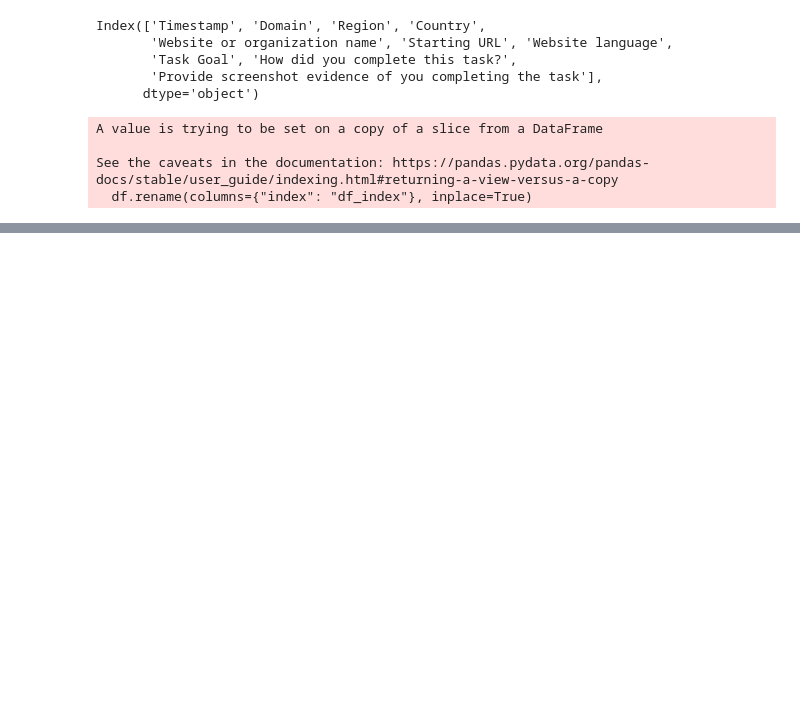
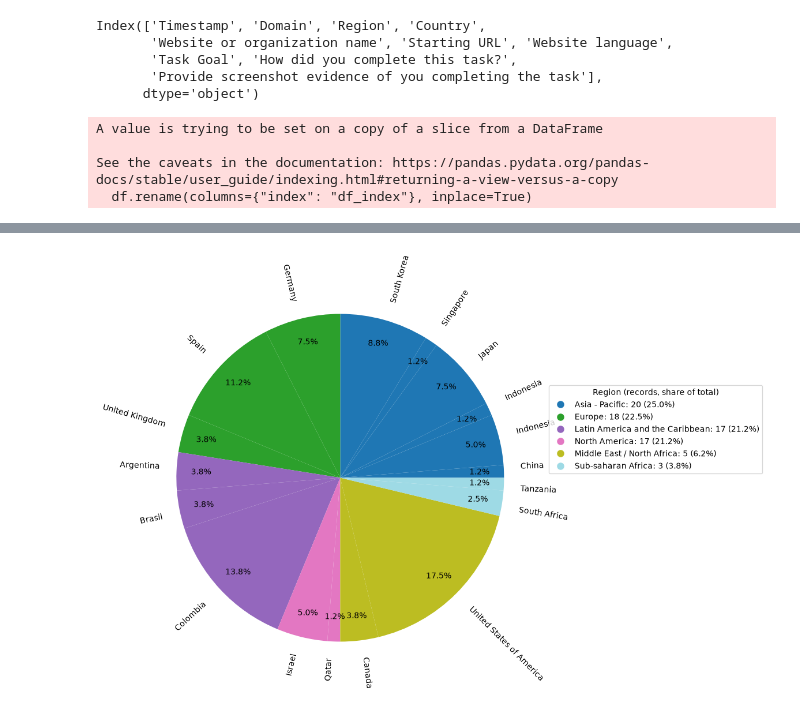
Before and after one commit to juanyepesp/triple-A, a Jupyter notebook: notebooks/data-exploration.ipynb, the cells around one changed output, grey strips where cells are left out. Cells and saved outputs as stored; diff of their text form; code cells hidden in the pictures; blank space fills up the shorter version.

```diff
--- a/notebooks/data-exploration.ipynb
+++ b/notebooks/data-exploration.ipynb
@@ -31,0 +41,81 @@ See the caveats in the documentation: https://pandas.pydata.org/pandas-docs/stab
+# %%
+import numpy as np
+
+regions = df.groupby('Region').size().sort_values(ascending=False)
+
+country_counts = (
+    df.groupby(['Region', 'Country'])
+      .size()
+      .reset_index(name='Count')
+)
+
+country_counts['RegionOrder'] = pd.Categorical(
+    country_counts['Region'],
+    categories=regions.index,
+    ordered=True
+)
+
+country_counts = country_counts.sort_values(
+    ['RegionOrder', 'Count', 'Country'],
+    ascending=[True, False, True]
+)
+
+region_colors = dict(zip(
+    regions.index,
+    plt.cm.tab20(np.linspace(0, 1, len(regions)))
+))
+
+country_colors = [
+    region_colors[region]
+    for region in country_counts['Region']
+]
+
+total_count = country_counts['Count'].sum()
+
+region_legend_labels = [
+    f'{region}: {count} ({count / total_count:.1%})'
+    for region, count in regions.items()
+]
+
+region_handles = [
+    plt.Line2D(
+        [0],
+        [0],
+        marker='o',
+        color='w',
+        markerfacecolor=region_colors[region],
+        markersize=10,
+        label=label
+    )
+    for region, label in zip(regions.index, region_legend_labels)
+]
+
+country_counts = (
+    df.groupby(['Region', 'Country'])
+      .size()
+      .reset_index(name='Count')
+)
+
+fig, ax = plt.subplots(figsize=(12, 8))
+
+ax.pie(
+    country_counts['Count'],
+    labels=country_counts['Country'],
+    colors=country_colors,
+    startangle=0,
+    autopct='%1.1f%%',
+    labeldistance=1.1,
+    rotatelabels=True,
+    pctdistance=0.85,
+)
+
+ax.legend(
+    handles=region_handles,
+    title='Region (records, share of total)',
+    loc='lower left',
+    bbox_to_anchor=(1, 0.5)
+)
+plt.tight_layout(rect=[0, 0, 0.8, 1])
+plt.show()
+# %% [output]
+[figure, added]
```
Also changed, not shown: parts of 8 cells of this notebook, 3 other files.
